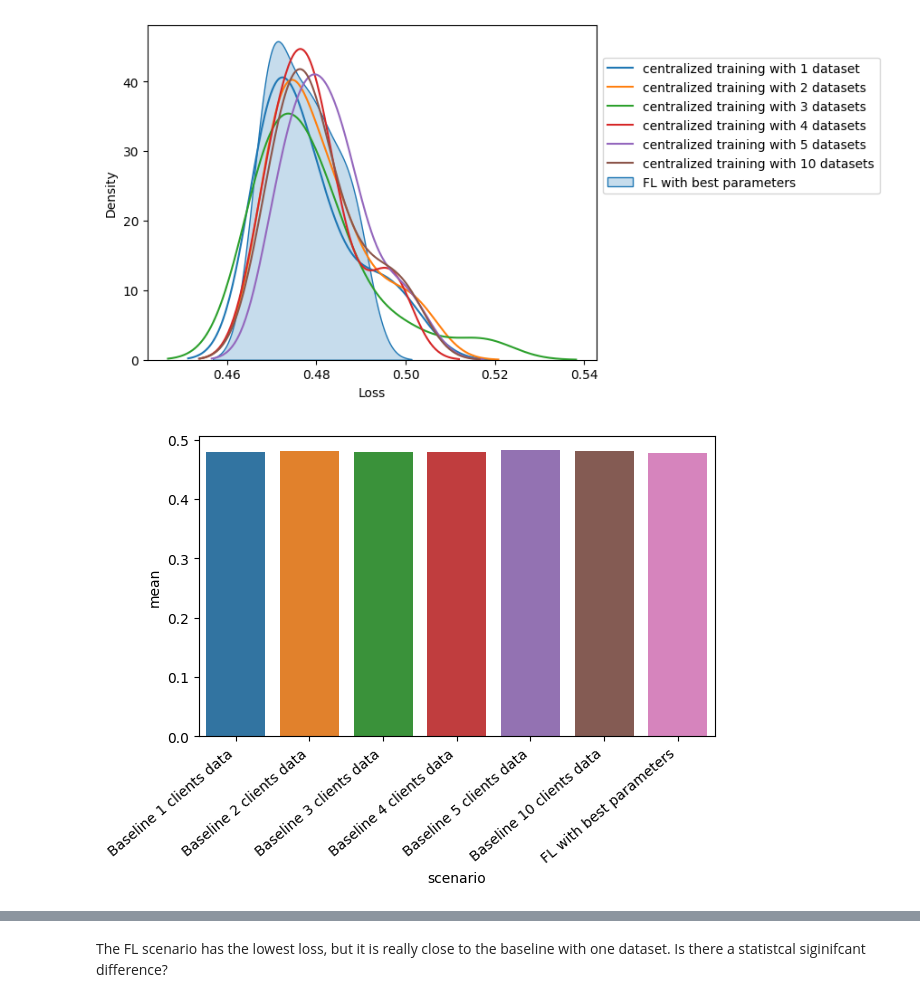
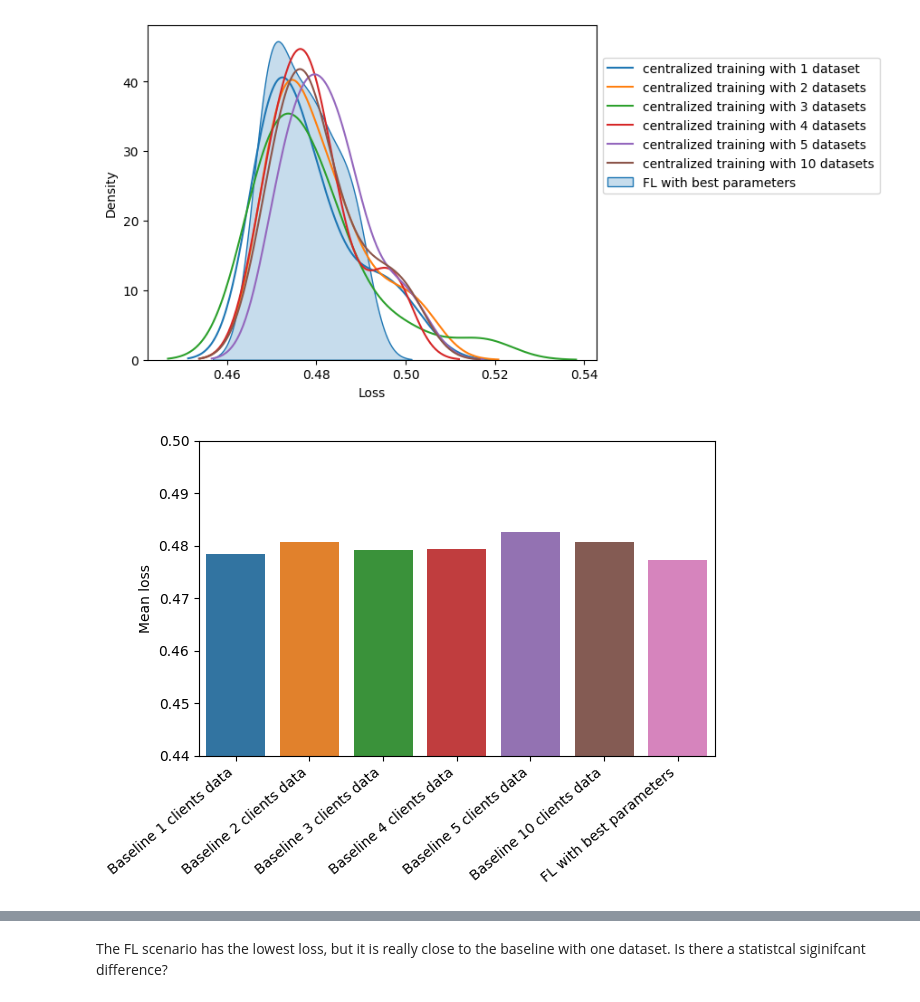
Before and after one commit to Flowwrian/Investigating-the-Effectiveness-of-Cross-Silo-Datasets-for-Training-Federated-Learning-Models, a Jupyter notebook: notebooks/weather_analysis.ipynb, the cells around one changed output, grey strips where cells are left out. Saved outputs shown, nothing was run; the diff lists cells and outputs as text; code cells hidden in the pictures.

```diff
--- a/notebooks/weather_analysis.ipynb
+++ b/notebooks/weather_analysis.ipynb
@@ -154,0 +206,35 @@ sns.kdeplot(num_of_clients_diff_df, fill=True)
+# %%
+fig, axes = plt.subplots(1,2, figsize=(10,3))
+
+
+two_clients_df = weather_df[weather_df.number_of_clients == 2]
+three_clients_df = weather_df[weather_df.number_of_clients == 3]
+four_clients_df = weather_df[weather_df.number_of_clients == 4]
+five_clients_df = weather_df[weather_df.number_of_clients == 5]
+ten_clients_df = weather_df[weather_df.number_of_clients == 10]
+
+num_of_clients_diff_df = pd.DataFrame({"two clients": two_clients_df.centralized_loss.to_numpy(), "three clients": three_clients_df.centralized_loss.to_numpy(), "four clients": four_clients_df.centralized_loss.to_numpy(), "five clients": five_clients_df.centralized_loss.to_numpy(), "ten clients": ten_clients_df.centralized_loss.to_numpy()})
+
+sns.kdeplot(num_of_clients_diff_df, ax=axes[0])
+
+axes[0].set_xlabel("Loss")
+axes[0].set_title("All models")
+
+
+two_clients_df = weather_df[(weather_df.number_of_clients == 2) & ((weather_df.model == "linear regression") | (weather_df.model == "linearSVR"))]
+three_clients_df = weather_df[(weather_df.number_of_clients == 3) & ((weather_df.model == "linear regression") | (weather_df.model == "linearSVR"))]
+four_clients_df = weather_df[(weather_df.number_of_clients == 4) & ((weather_df.model == "linear regression") | (weather_df.model == "linearSVR"))]
+five_clients_df = weather_df[(weather_df.number_of_clients == 5) & ((weather_df.model == "linear regression") | (weather_df.model == "linearSVR"))]
+ten_clients_df = weather_df[(weather_df.number_of_clients == 10) & ((weather_df.model == "linear regression") | (weather_df.model == "linearSVR"))]
+
+num_of_clients_diff_df = pd.DataFrame({"two clients": two_clients_df.centralized_loss.to_numpy(), "three clients": three_clients_df.centralized_loss.to_numpy(), "four clients": four_clients_df.centralized_loss.to_numpy(), "five clients": five_clients_df.centralized_loss.to_numpy(), "ten clients": ten_clients_df.centralized_loss.to_numpy()})
+
+sns.kdeplot(num_of_clients_diff_df, ax=axes[1])
+
+axes[1].set_xlabel("Loss")
+axes[1].set_title("Linear regression and linearSVR only")
+ax_legend = axes[1].get_legend()
+ax_legend.set_bbox_to_anchor((1.0, 1.0))
+
+plt.savefig("exports/weather_fl_num_of_clients.svg")
+plt.show()
@@ -522,8 +698,15 @@ baseline_and_best_fl_dist_df = pd.concat([baseline_fl_dist_df[baseline_fl_dist_d
 # %%
 ax = sns.barplot(baseline_and_best_fl_dist_df, x="scenario", y="mean")
 
 ax.set_xticklabels(ax.get_xticklabels(), rotation=40, ha="right")
+
+plt.ylim((0.44, 0.5))
+plt.xlabel("")
+plt.ylabel("Mean loss")
+
 plt.tight_layout()
+
+plt.savefig("exports/weather_fl_results_barplot.svg")
 plt.show()
 # %% [output]
-[figure, old version]
+[figure, new version]
```
Also changed, not shown: parts of 46 cells of this notebook, 13 other files.
